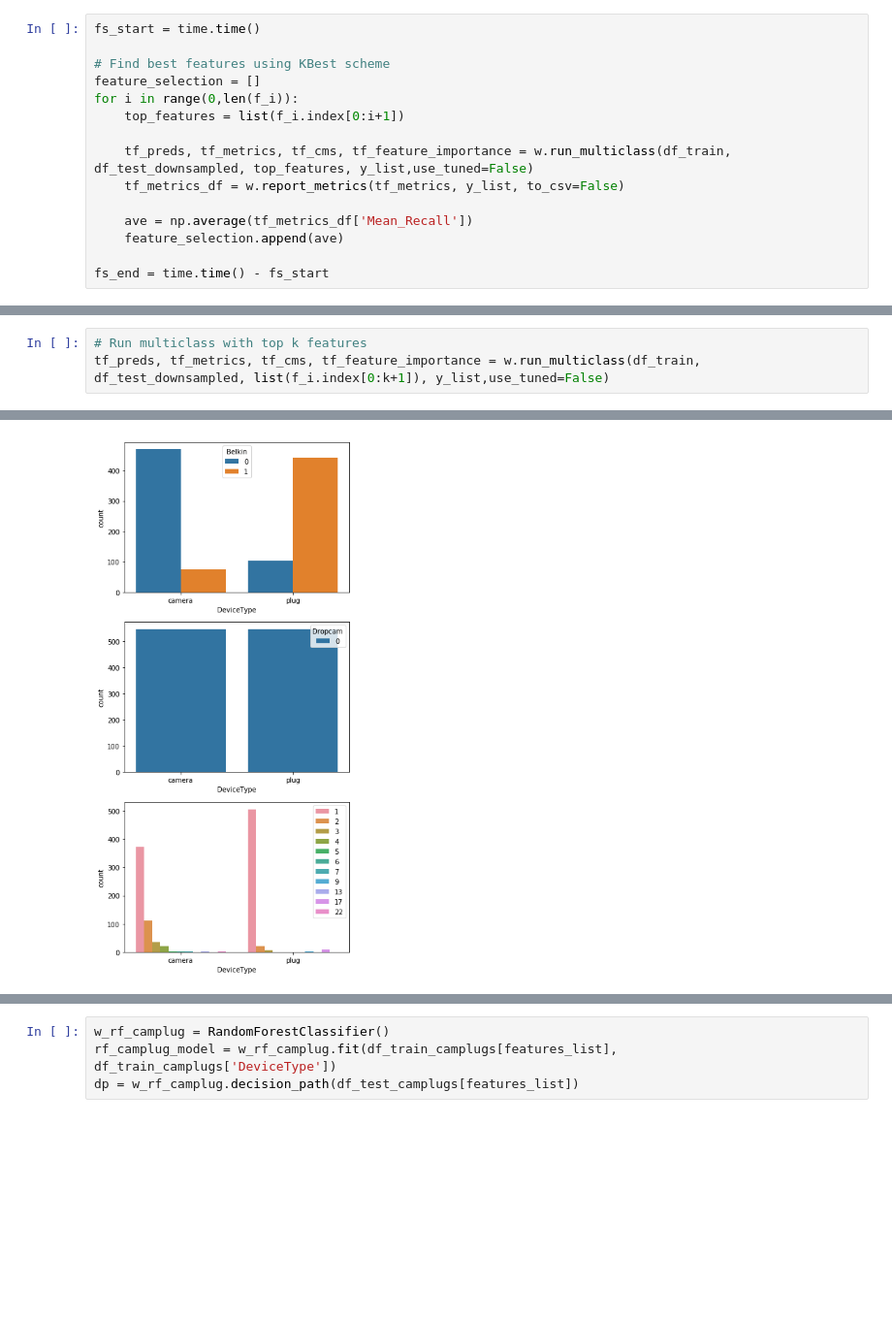
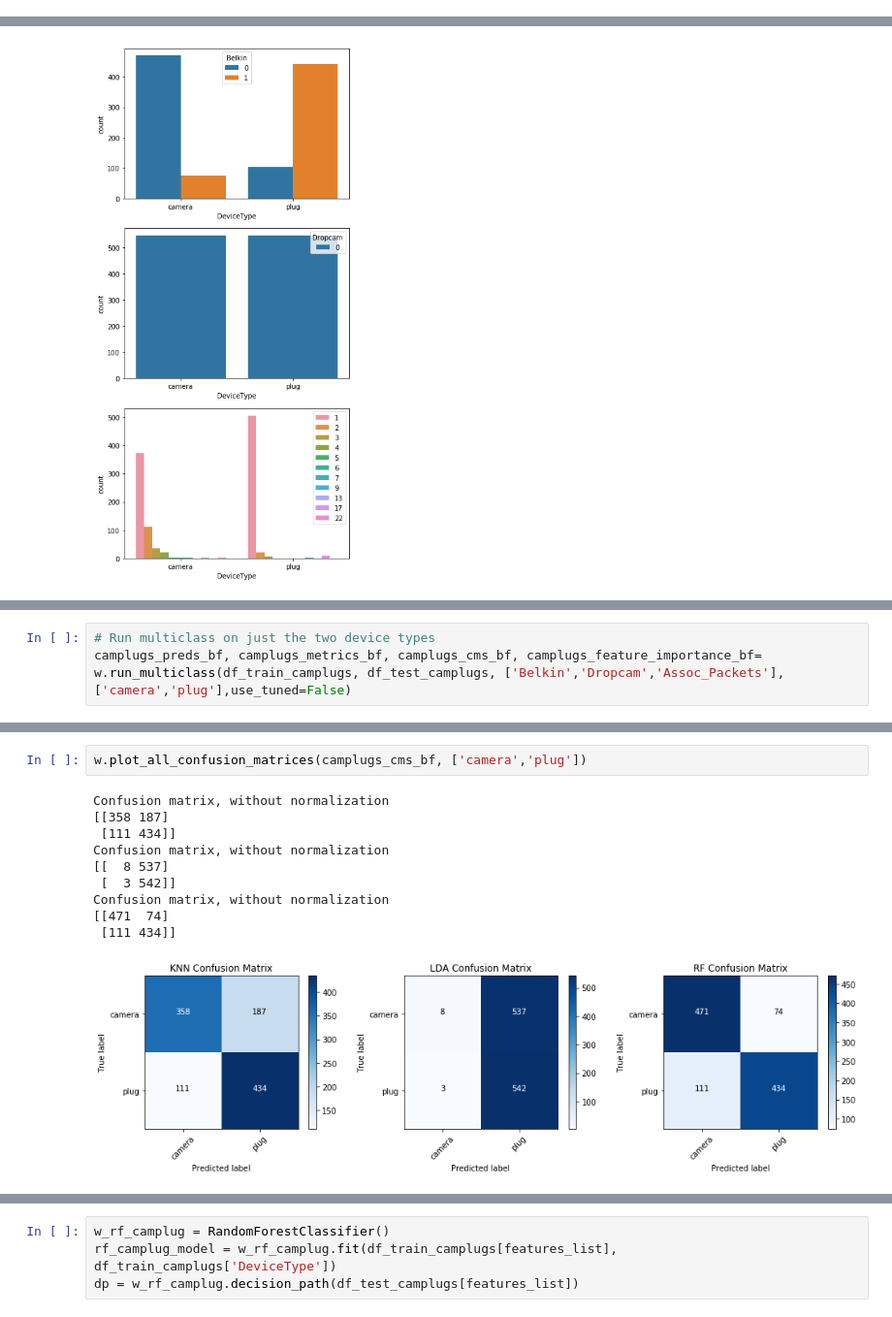
Before and after one commit to 7high/thesis, a Jupyter notebook: multiclass_wifi.ipynb, the cells around one changed output, grey strips where cells are left out. Shown at 97% size. Saved outputs shown, nothing was run; the diff lists cells and outputs as text; blank space fills up the shorter version.

Commit message:
removed the wifi classifications not used in thesis. Did best features for cam vs plugs

```diff
--- a/multiclass_wifi.ipynb
+++ b/multiclass_wifi.ipynb
@@ -181,15 +176,0 @@ dtype: float64
-# %%
-fs_start = time.time()
-
-# Find best features using KBest scheme
-feature_selection = []
-for i in range(0,len(f_i)):
-    top_features = list(f_i.index[0:i+1])
-
-    tf_preds, tf_metrics, tf_cms, tf_feature_importance = w.run_multiclass(df_train, df_test_downsampled, top_features, y_list,use_tuned=False)
-    tf_metrics_df = w.report_metrics(tf_metrics, y_list, to_csv=False)
-
-    ave = np.average(tf_metrics_df['Mean_Recall'])
-    feature_selection.append(ave)
-
-fs_end = time.time() - fs_start
@@ -203,3 +176,0 @@ Best Average Recall 0.7133537206931703 : 8 features
-# %%
-# Run multiclass with top k features
-tf_preds, tf_metrics, tf_cms, tf_feature_importance = w.run_multiclass(df_train, df_test_downsampled, list(f_i.index[0:k+1]), y_list,use_tuned=False)
@@ -410,0 +344,3 @@ plt.legend(loc='upper right');
+# %%
+# Run multiclass on just the two device types
+camplugs_preds_bf, camplugs_metrics_bf, camplugs_cms_bf, camplugs_feature_importance_bf= w.run_multiclass(df_train_camplugs, df_test_camplugs, ['Belkin','Dropcam','Assoc_Packets'], ['camera','plug'],use_tuned=False)
@@ -410,0 +355,13 @@ plt.legend(loc='upper right');
+# %%
+w.plot_all_confusion_matrices(camplugs_cms_bf, ['camera','plug'])
+# %% [output]
+Confusion matrix, without normalization
+[[358 187]
+ [111 434]]
+Confusion matrix, without normalization
+[[  8 537]
+ [  3 542]]
+Confusion matrix, without normalization
+[[471  74]
+ [111 434]]
+[figure, added]
```
Also changed, not shown: parts of 24 cells of this notebook.
